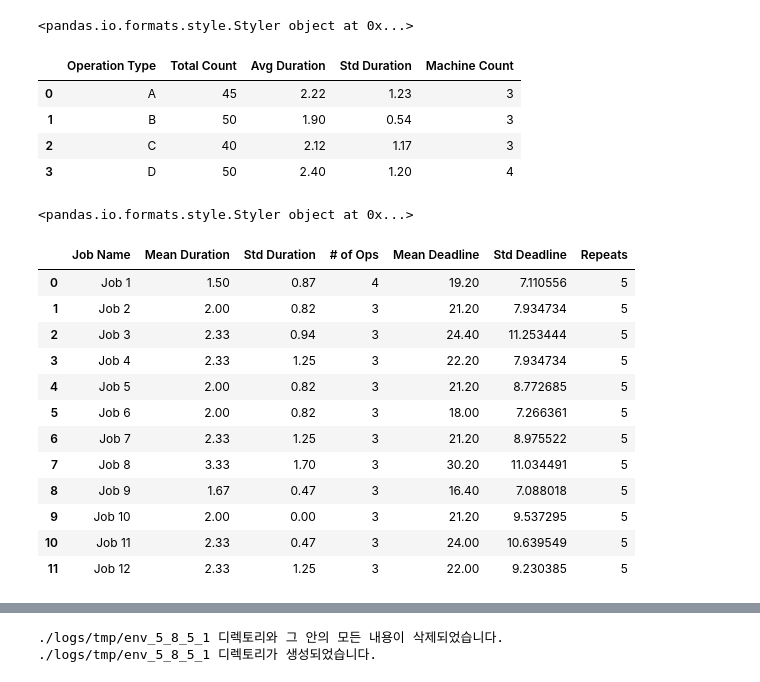
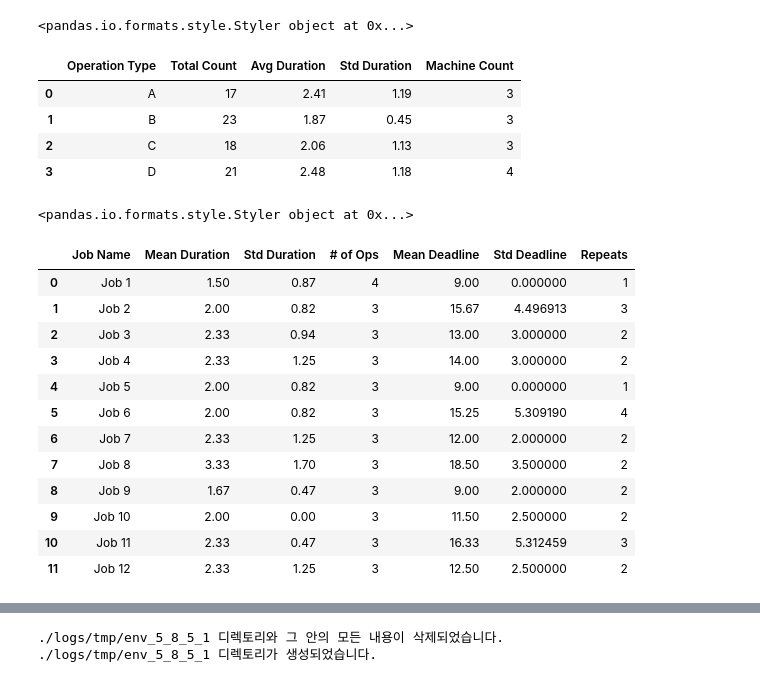
Before and after one commit to Huch0/RL-Scheduler, a Jupyter notebook: Test_CustomRepeatableEnv.ipynb, the cells around one changed output, grey strips where cells are left out. Drawn from its saved outputs; the diff is of its cells as text; code cells hidden in the pictures.

```diff
--- a/Test_CustomRepeatableEnv.ipynb
+++ b/Test_CustomRepeatableEnv.ipynb
@@ -32,7 +32,7 @@ import warnings
 warnings.filterwarnings("ignore", category=Warning)
 # %%
 cost_list = [5, 1, 2, 10]
-profit_per_time = 15
+profit_per_time = 10
 max_time = 150
 
-env1, env_name = make_env(num_machines = 8, num_jobs = 12, max_repeats = 12, repeat_means = [5] * 12, repeat_stds = [2] * 12, test_mode = False, cost_list = cost_list, profit_per_time = profit_per_time, max_time = max_time)
+env1, env_name = make_env(num_machines = 8, num_jobs = 12, max_repeats = 12, repeat_means = [3] * 12, repeat_stds = [1] * 12, test_mode = False, cost_list = cost_list, profit_per_time = profit_per_time, max_time = max_time)
@@ -55,26 +55,26 @@ model = MaskablePPO.load("MP_Env_8_12_5_1_p15_v2")
 # %%
-env2.show_env_info()
+env1.show_env_info()
 # %% [output]
 <pandas.io.formats.style.Styler object at 0x...>
 |  | Operation Type | Total Count | Avg Duration | Std Duration | Machine Count |
-| 0 | A | 45 | 2.22 | 1.23 | 3 |
-| 1 | B | 50 | 1.90 | 0.54 | 3 |
-| 2 | C | 40 | 2.12 | 1.17 | 3 |
-| 3 | D | 50 | 2.40 | 1.20 | 4 |
+| 0 | A | 17 | 2.41 | 1.19 | 3 |
+| 1 | B | 23 | 1.87 | 0.45 | 3 |
+| 2 | C | 18 | 2.06 | 1.13 | 3 |
+| 3 | D | 21 | 2.48 | 1.18 | 4 |
 # %%
-env2.show_job_info()
+env1.show_job_info()
 # %% [output]
 <pandas.io.formats.style.Styler object at 0x...>
 |  | Job Name | Mean Duration | Std Duration | # of Ops | Mean Deadline | Std Deadline | Repeats |
-| 0 | Job 1 | 1.50 | 0.87 | 4 | 19.20 | 7.110556 | 5 |
-| 1 | Job 2 | 2.00 | 0.82 | 3 | 21.20 | 7.934734 | 5 |
-| 2 | Job 3 | 2.33 | 0.94 | 3 | 24.40 | 11.253444 | 5 |
-| 3 | Job 4 | 2.33 | 1.25 | 3 | 22.20 | 7.934734 | 5 |
-| 4 | Job 5 | 2.00 | 0.82 | 3 | 21.20 | 8.772685 | 5 |
-| 5 | Job 6 | 2.00 | 0.82 | 3 | 18.00 | 7.266361 | 5 |
-| 6 | Job 7 | 2.33 | 1.25 | 3 | 21.20 | 8.975522 | 5 |
-| 7 | Job 8 | 3.33 | 1.70 | 3 | 30.20 | 11.034491 | 5 |
-| 8 | Job 9 | 1.67 | 0.47 | 3 | 16.40 | 7.088018 | 5 |
-| 9 | Job 10 | 2.00 | 0.00 | 3 | 21.20 | 9.537295 | 5 |
-| 10 | Job 11 | 2.33 | 0.47 | 3 | 24.00 | 10.639549 | 5 |
-| 11 | Job 12 | 2.33 | 1.25 | 3 | 22.00 | 9.230385 | 5 |
+| 0 | Job 1 | 1.50 | 0.87 | 4 | 9.00 | 0.000000 | 1 |
+| 1 | Job 2 | 2.00 | 0.82 | 3 | 15.67 | 4.496913 | 3 |
+| 2 | Job 3 | 2.33 | 0.94 | 3 | 13.00 | 3.000000 | 2 |
+| 3 | Job 4 | 2.33 | 1.25 | 3 | 14.00 | 3.000000 | 2 |
+| 4 | Job 5 | 2.00 | 0.82 | 3 | 9.00 | 0.000000 | 1 |
+| 5 | Job 6 | 2.00 | 0.82 | 3 | 15.25 | 5.309190 | 4 |
+| 6 | Job 7 | 2.33 | 1.25 | 3 | 12.00 | 2.000000 | 2 |
+| 7 | Job 8 | 3.33 | 1.70 | 3 | 18.50 | 3.500000 | 2 |
+| 8 | Job 9 | 1.67 | 0.47 | 3 | 9.00 | 2.000000 | 2 |
+| 9 | Job 10 | 2.00 | 0.00 | 3 | 11.50 | 2.500000 | 2 |
+| 10 | Job 11 | 2.33 | 0.47 | 3 | 16.33 | 5.312459 | 3 |
+| 11 | Job 12 | 2.33 | 1.25 | 3 | 12.50 | 2.500000 | 2 |
```
Also changed, not shown: parts of 14 cells of this notebook, 2 other files.
